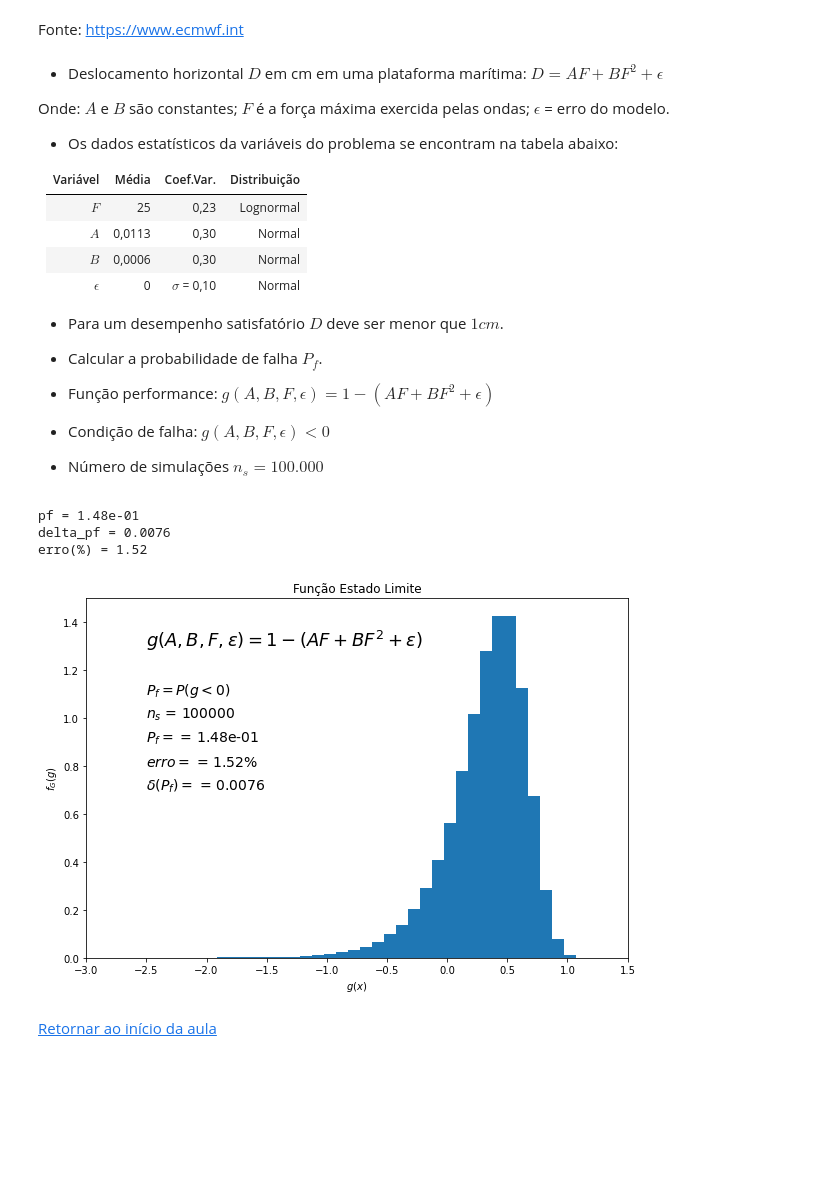
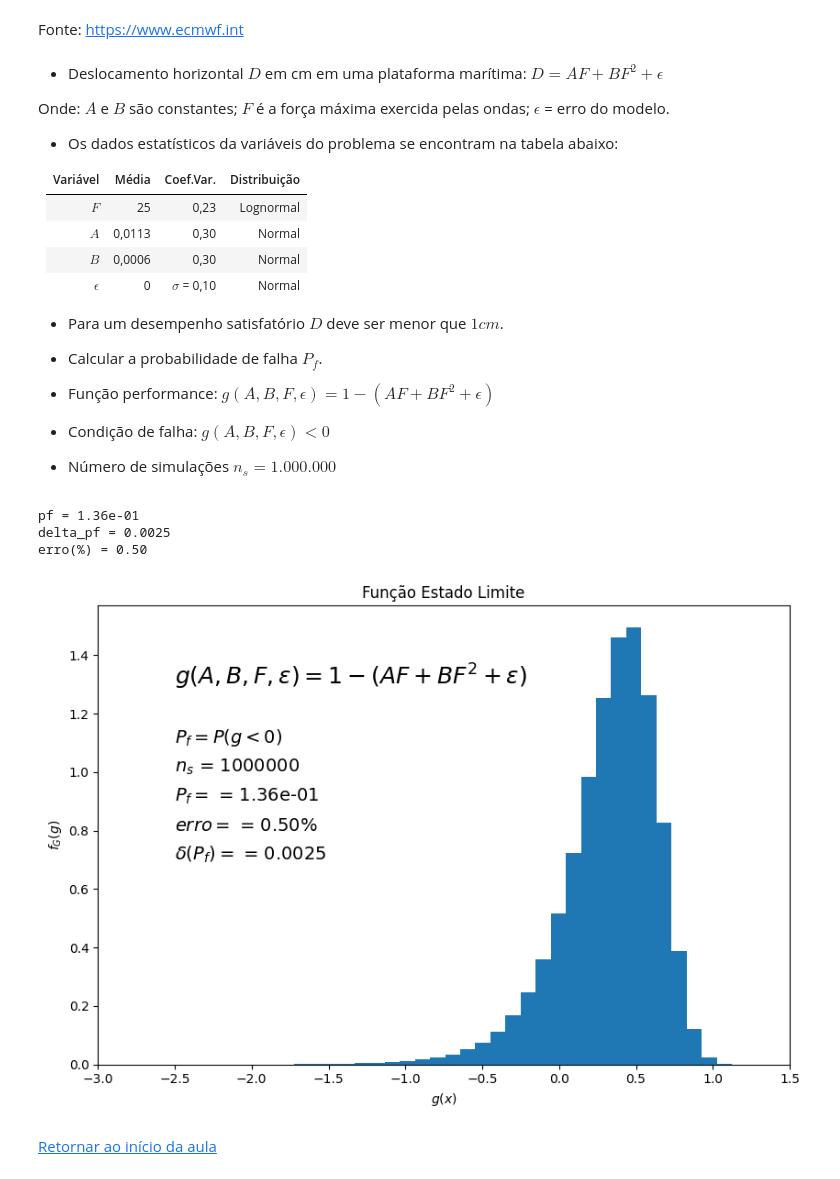
Before and after one commit to mvreal/Confiabilidade-em-Engenharia, a Jupyter notebook: Capitulo_6-1.ipynb, the cells around one changed output. Drawn from its saved outputs; the diff is of its cells as text; code cells hidden in the pictures; blank space fills up the shorter version.

```diff
--- a/Capitulo_6-1.ipynb
+++ b/Capitulo_6-1.ipynb
@@ -699,16 +699,16 @@ $\epsilon$ = erro do modelo.
 
 * Condição de falha: $g(A,B,F,\epsilon) < 0$
 
-* Número de simulações $n_s = 100.000$
+* Número de simulações $n_s = 1.000.000$
 # %%
 """
 Deslocamento horizontal em plataforma: cálculo da probabilidade de falha
 """
 # Dados de entrada:
-ns = 100_000
+ns = 1_000_000
 #
 mu_f = 25.00
-delta_f = 0.25
+delta_f = 0.23
 sigma_f = delta_f * mu_f
 #
 mu_a = 0.0113
@@ -732,37 +732,37 @@ a = np.random.normal(mu_a, sigma_a, ns)
 b = np.random.normal(mu_b, sigma_b, ns)
 # e = normal
 e = np.random.normal(mu_e, sigma_e, ns)
 # Cálculo da probabilidade de falha
 gx = 1.00 - a * f - b * f ** 2 - e
 igx = np.where(gx <= 0.00, 1.00, 0.00)
 pf = np.mean(igx)
 sigma_pf = np.std(igx) / np.sqrt(ns)
 delta_pf = sigma_pf / pf
 erro = 200 * np.sqrt((1 - pf) / (ns * pf))
 #
 print("pf = {0:0.2e}".format(pf))
 print("delta_pf = {0:0.4f}".format(delta_pf))
 print("erro(%) = {0:0.2f}".format(erro))
 # Histograma dos valores de y
 plt.figure(figsize=(8.5, 6))
 fy = plt.hist(gx, bins=50, density=True)
 plt.xlabel(r'$g(x)$')
 plt.ylabel(r'$f_{G}(g)$')
 plt.title('Função Estado Limite')
 plt.text(-2.5, 1.3, r"$g(A,B,F,\epsilon) = 1 - (AF + BF^2 + \epsilon)$", fontsize="18")
 plt.text(-2.5, 1.1, r"$P_f = P(g<0)$", fontsize="14")
 plt.text(-2.5, 1.0, r"$n_s$ = {0:0d}".format(ns), fontsize="14")
 plt.text(-2.5, 0.9, r"$P_f = $ = {0:0.2e}".format(pf), fontsize="14")
 plt.text(-2.5, 0.8, r"$erro = $ = {0:0.2f}%".format(erro), fontsize="14")
 plt.text(-2.5, 0.7, r"$\delta(P_f) = $ = {0:0.4f}".format(delta_pf), fontsize="14")
 plt.xlim(-3, 1.5)
 plt.tight_layout()
 plt.show()
 # %% [output]
-pf = 1.48e-01
-delta_pf = 0.0076
-erro(%) = 1.52
+pf = 1.36e-01
+delta_pf = 0.0025
+erro(%) = 0.50
-[figure, old version]
+[figure, new version]
 # %% [markdown]
 [Retornar ao início da aula](#section_6)
 # %% [markdown]
```
Also changed, not shown: parts of 7 cells of this notebook.
